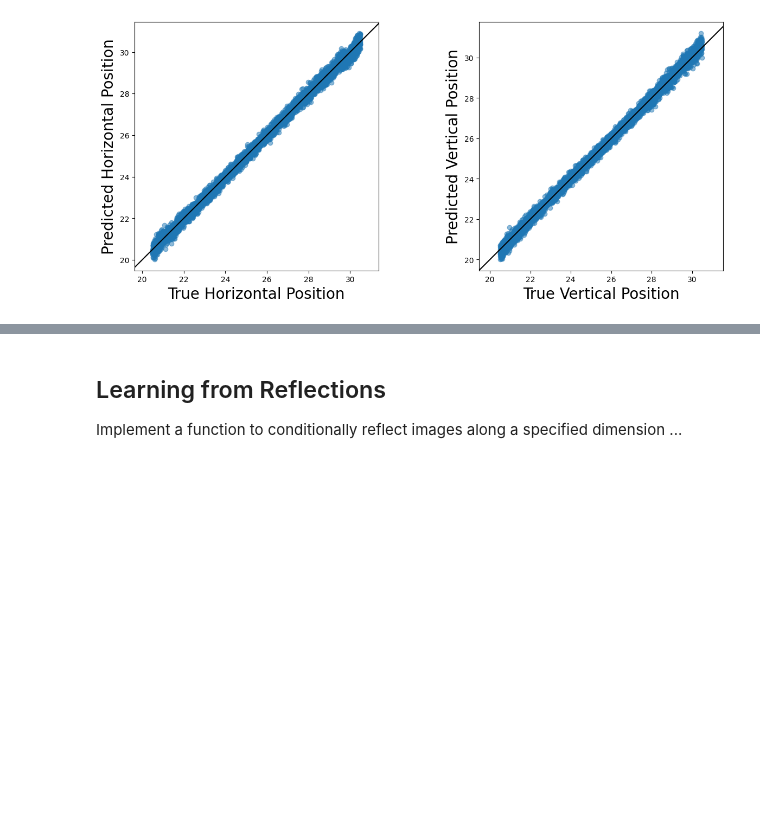
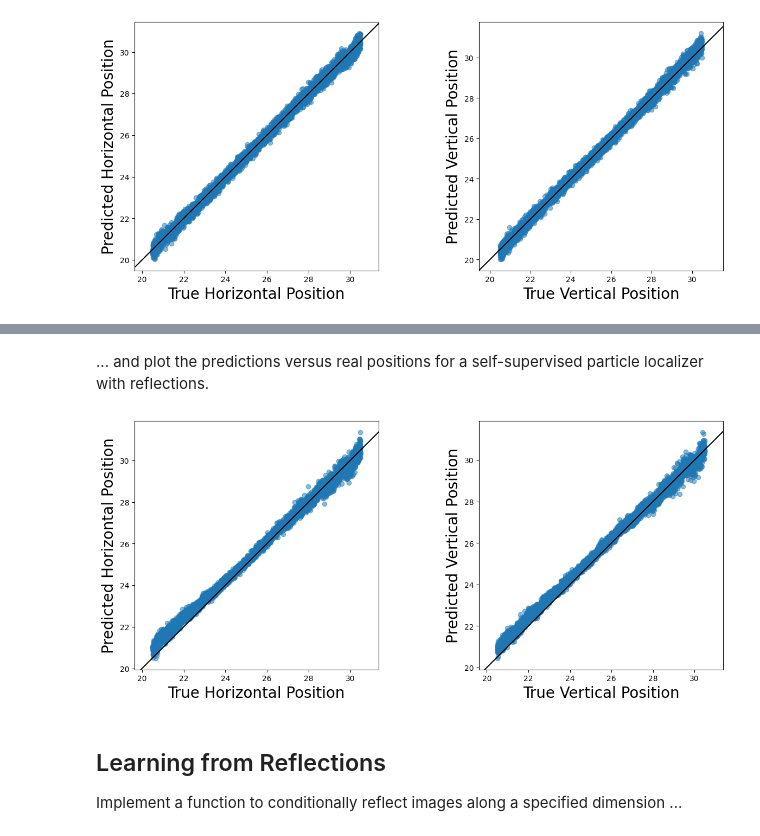
Before and after one commit to akhandait/advanced-machine-learning-with-neural-networks-homeworks, a Jupyter notebook: homeworks/hw3_problem1.ipynb, the cells around one changed output, grey strips where cells are left out. Drawn from its saved outputs; the diff is of its cells as text; code cells hidden in the pictures; blank space fills up the shorter version.

```diff
--- a/homeworks/hw3_problem1.ipynb
+++ b/homeworks/hw3_problem1.ipynb
@@ -228,0 +256,23 @@ plot_position_comparison(positions, predictions_with_difference)
+# %%
+class ParticleLocalizerWithRotations(ParticleLocalizer):
+    """LodeSTAR trained with translations + random in‑plane rotations."""
+    img_size = 51
+
+    def forward_transform(self, batch, translation, angle_rad):
+        batch = image_translation(batch, translation)
+        batch = rotate_transform(batch, angle_rad * 180 / np.pi)
+        return batch
+
+    def inverse_transform(self, preds, translation, angle_rad):
+        preds = inverse_rotate_transform(preds, angle_rad, img_size=self.img_size)
+        preds = inverse_translation(preds, translation)
+        return preds
+
+    def random_arguments(self):
+        """Generate random arguments for translations and rotations."""
+        return {
+            "translation": (torch.rand(self.n_transforms, 2,
+                            device=self.device) * 5 - 2.5),
+            "angle_rad" : (torch.empty(self.n_transforms,
+                           device=self.device).uniform_(-np.pi, np.pi))
+            }
@@ -229,3 +307,14 @@ plot_position_comparison(positions, predictions_with_difference)
+# %% [markdown]
+... and plot the predictions versus real positions for a self-supervised particle localizer with reflections.
+# %%
+images, positions = zip(*test_dataset)
+images, positions = torch.stack(images), torch.stack(positions)
+
+predictions = (localizer_with_flips(images).detach().numpy())
+
+plot_position_comparison(positions, predictions)
+# %% [output]
+[figure, added]
 # %% [markdown]
 ## Learning from Reflections
 
```
Also changed, not shown: parts of 27 cells of this notebook.
